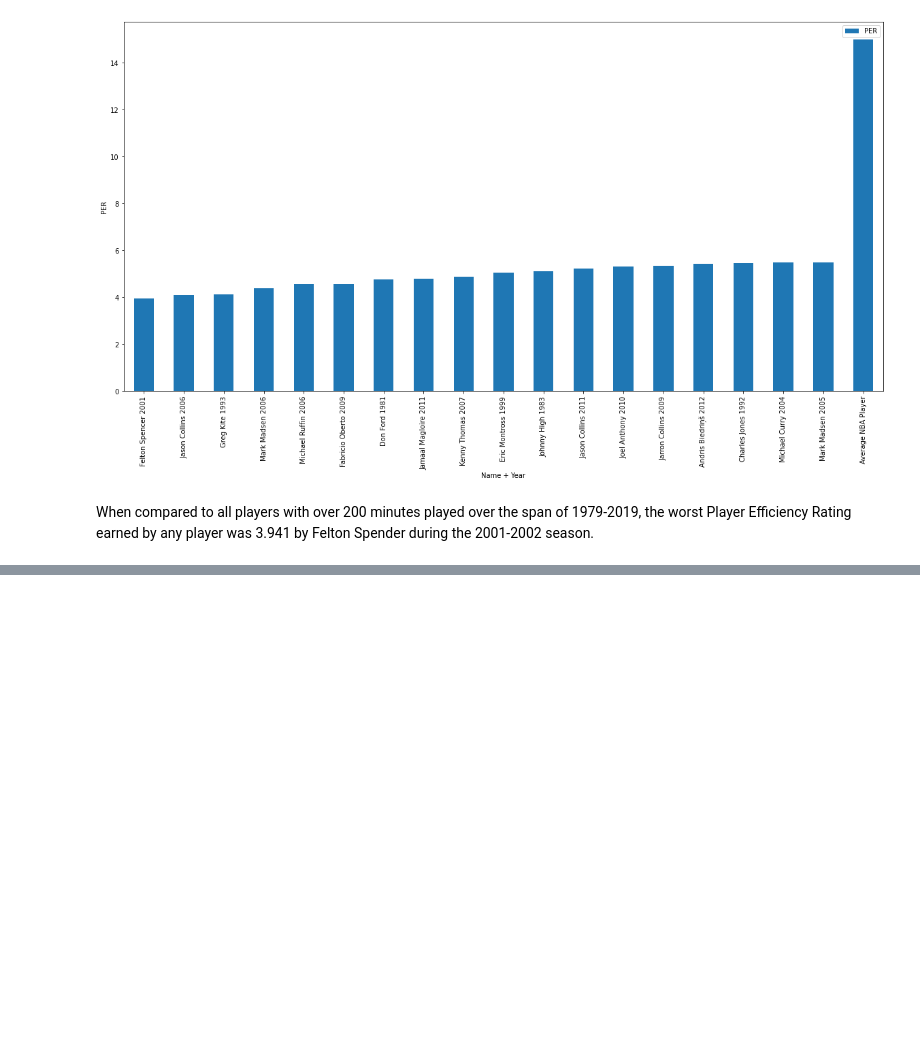
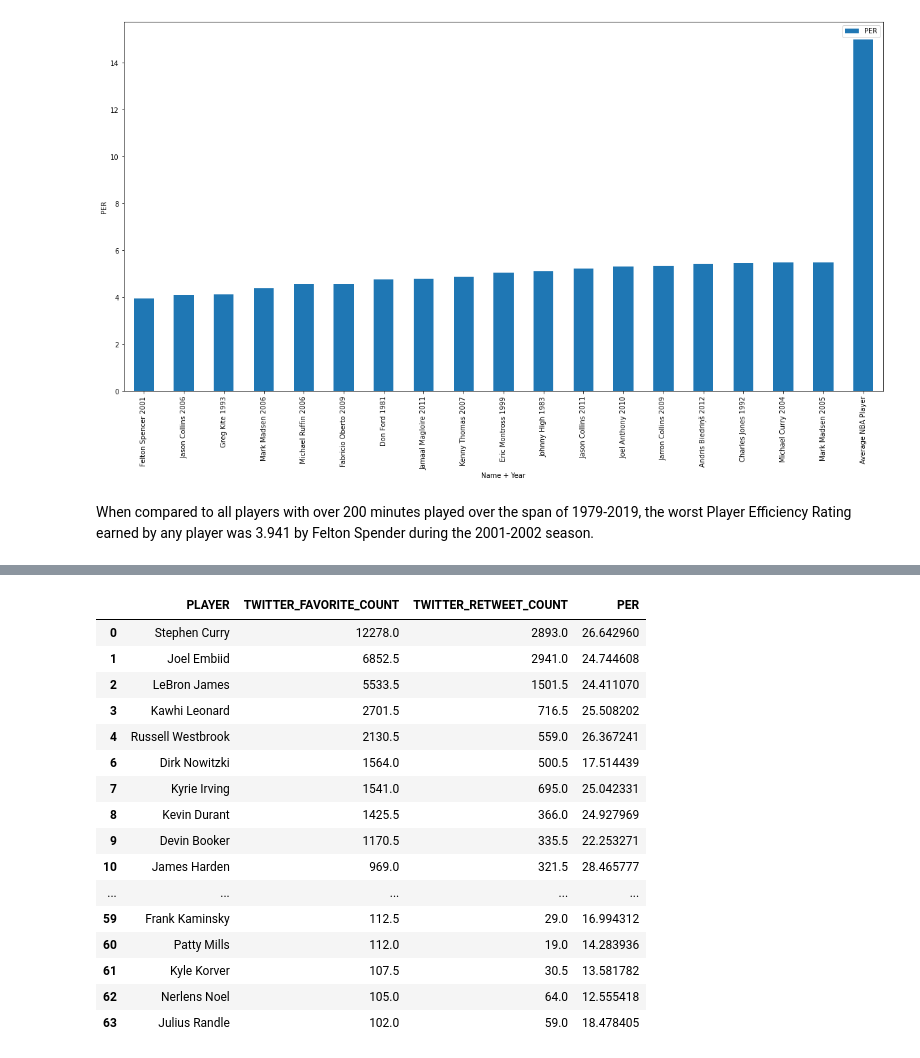
Before and after one commit to acook4148/CMSC320FinalProject, a Jupyter notebook: NBA Awards_combined.ipynb, the cells around one changed output, grey strips where cells are left out. Cells and saved outputs as stored; diff of their text form; code cells hidden in the pictures; blank space fills up the shorter version.

```diff
--- a/NBA Awards_combined.ipynb
+++ b/NBA Awards_combined.ipynb
@@ -1078,0 +1099,25 @@ When compared to all players with over 200 minutes played over the span of 1979-
+# %%
+twitterNBA = pd.read_csv("nba_2017_twitter_players.csv")
+twitterNBA = twitterNBA.sort_values(by=['TWITTER_FAVORITE_COUNT'], ascending = False, ignore_index = True)
+twitterNBA = twitterNBA.join(seasons_stats[2017]['PER'], on='PLAYER')
+# twitterNBA = twitterNBA.replace(np.NaN,0 )
+twitterNBA = twitterNBA.dropna()
+twitterNBA.head(50)
+# %% [output]
+|  | PLAYER | TWITTER_FAVORITE_COUNT | TWITTER_RETWEET_COUNT | PER |
+| 0 | Stephen Curry | 12278.0 | 2893.0 | 26.642960 |
+| 1 | Joel Embiid | 6852.5 | 2941.0 | 24.744608 |
+| 2 | LeBron James | 5533.5 | 1501.5 | 24.411070 |
+| 3 | Kawhi Leonard | 2701.5 | 716.5 | 25.508202 |
+| 4 | Russell Westbrook | 2130.5 | 559.0 | 26.367241 |
+| 6 | Dirk Nowitzki | 1564.0 | 500.5 | 17.514439 |
+| 7 | Kyrie Irving | 1541.0 | 695.0 | 25.042331 |
+| 8 | Kevin Durant | 1425.5 | 366.0 | 24.927969 |
+| 9 | Devin Booker | 1170.5 | 335.5 | 22.253271 |
+| 10 | James Harden | 969.0 | 321.5 | 28.465777 |
+| ... | ... | ... | ... | ... |
+| 59 | Frank Kaminsky | 112.5 | 29.0 | 16.994312 |
+| 60 | Patty Mills | 112.0 | 19.0 | 14.283936 |
+| 61 | Kyle Korver | 107.5 | 30.5 | 13.581782 |
+| 62 | Nerlens Noel | 105.0 | 64.0 | 12.555418 |
+| 63 | Julius Randle | 102.0 | 59.0 | 18.478405 |
```
Also changed, not shown: parts of 9 cells of this notebook, 4 other files.
